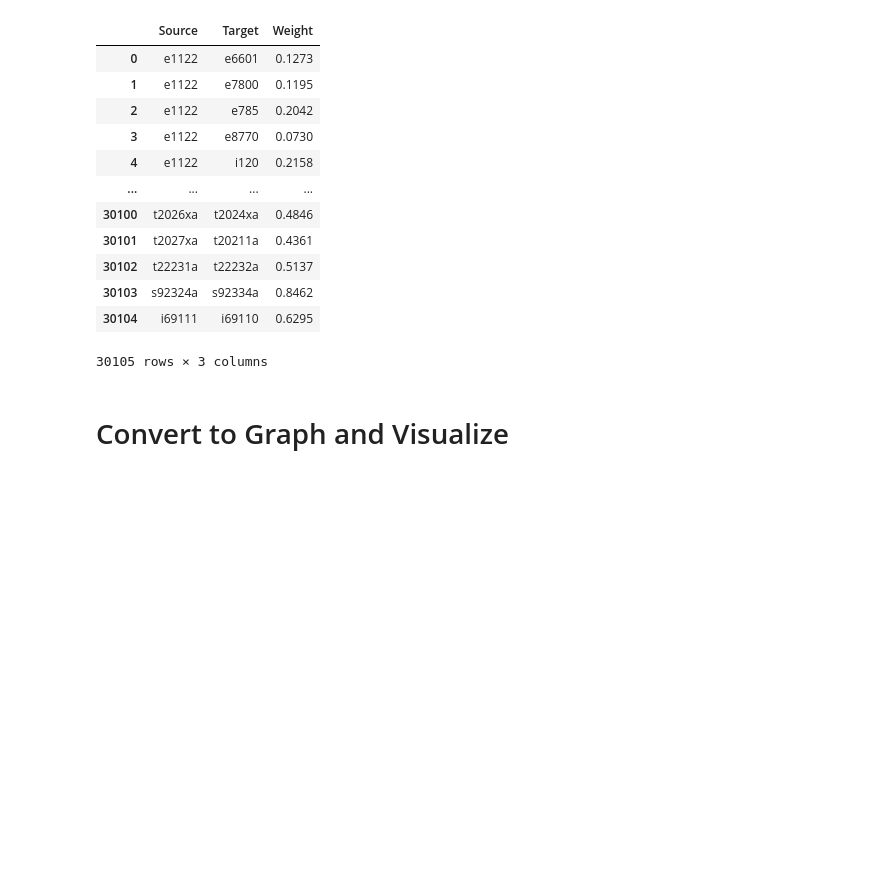
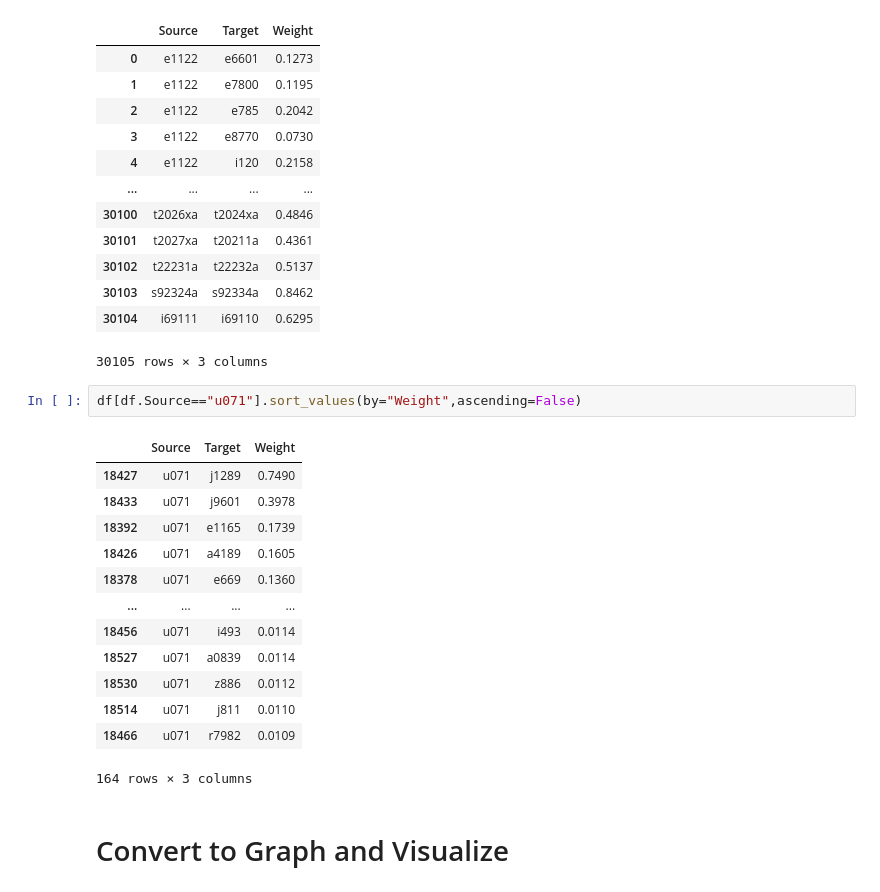
Before and after one commit to jinhangjiang/Covid_DisNet_Project, a Jupyter notebook: scripts/disnet_node2vec.ipynb, the cells around one changed output. Saved outputs shown, nothing was run; the diff lists cells and outputs as text; blank space fills up the shorter version.

```diff
--- a/scripts/disnet_node2vec.ipynb
+++ b/scripts/disnet_node2vec.ipynb
@@ -49,6 +57,22 @@ df
 | 30103 | s92324a | s92334a | 0.8462 |
 | 30104 | i69111 | i69110 | 0.6295 |
 30105 rows × 3 columns
+# %%
+df[df.Source=="u071"].sort_values(by="Weight",ascending=False)
+# %% [output]
+|  | Source | Target | Weight |
+| 18427 | u071 | j1289 | 0.7490 |
+| 18433 | u071 | j9601 | 0.3978 |
+| 18392 | u071 | e1165 | 0.1739 |
+| 18426 | u071 | a4189 | 0.1605 |
+| 18378 | u071 | e669 | 0.1360 |
+| ... | ... | ... | ... |
+| 18456 | u071 | i493 | 0.0114 |
+| 18527 | u071 | a0839 | 0.0114 |
+| 18530 | u071 | z886 | 0.0112 |
+| 18514 | u071 | j811 | 0.0110 |
+| 18466 | u071 | r7982 | 0.0109 |
+164 rows × 3 columns
 # %% [markdown]
 # Convert to Graph and Visualize
 # %% [markdown]
```
Also changed, not shown: parts of 14 cells of this notebook.
